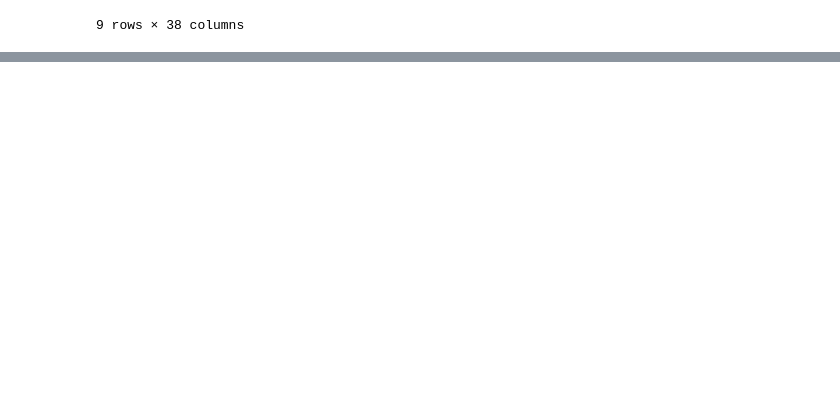
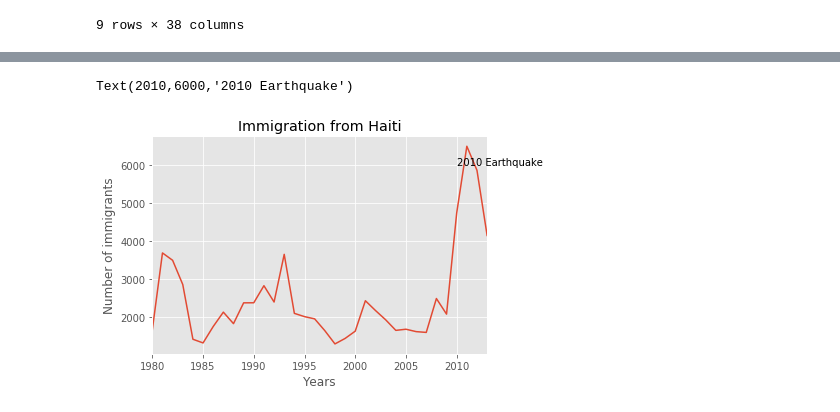
Before and after one commit to ghaffaru/immigration-data-analytics, a Jupyter notebook: analysis.ipynb, the cells around one changed output, grey strips where cells are left out. Cells and saved outputs as stored; diff of their text form; code cells hidden in the pictures; blank space fills up the shorter version.

```diff
--- a/analysis.ipynb
+++ b/analysis.ipynb
@@ -264,0 +303,13 @@ df_can[(df_can['Continent'] == 'Asia') & (df_can['Region'] == 'Southern Asia')]
+# %%
+# Annotating
+haiti.plot(kind='line')
+
+plt.title('Immigration from Haiti')
+plt.ylabel('Number of immigrants')
+plt.xlabel('Years')
+
+# annotate the 2010 earthquake
+plt.text(2010, 6000, '2010 Earthquake')
+# %% [output]
+Text(2010,6000,'2010 Earthquake')
+[figure, added]
```
Also changed, not shown: parts of 7 cells of this notebook.
